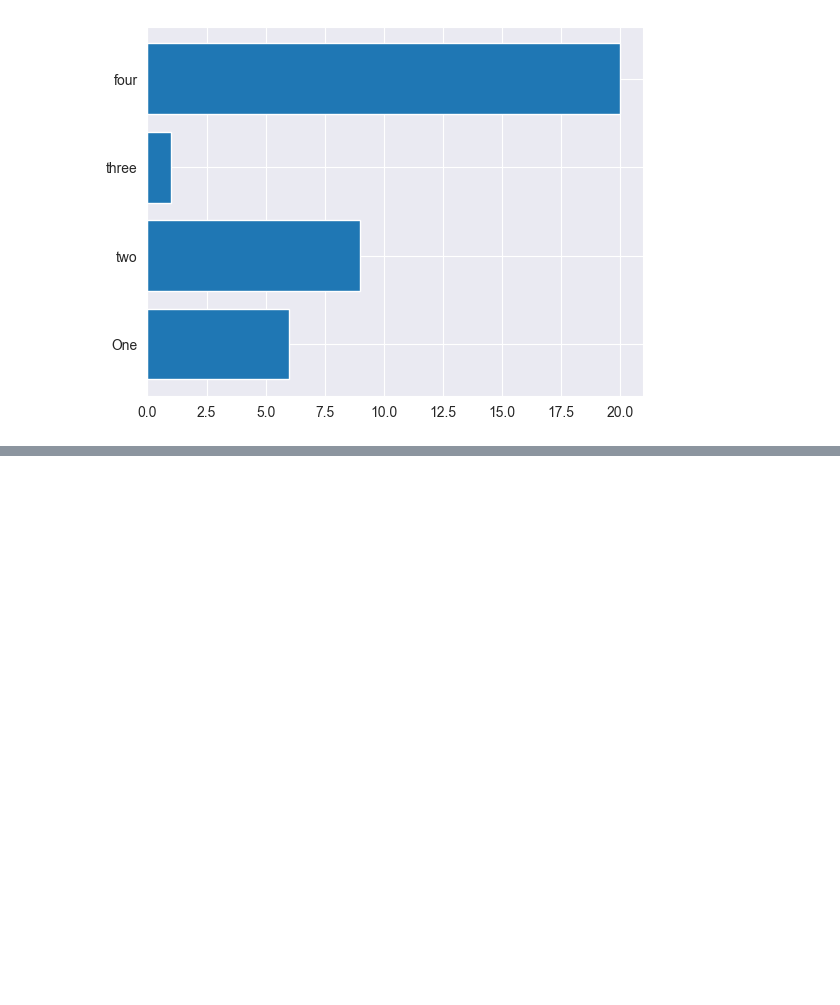
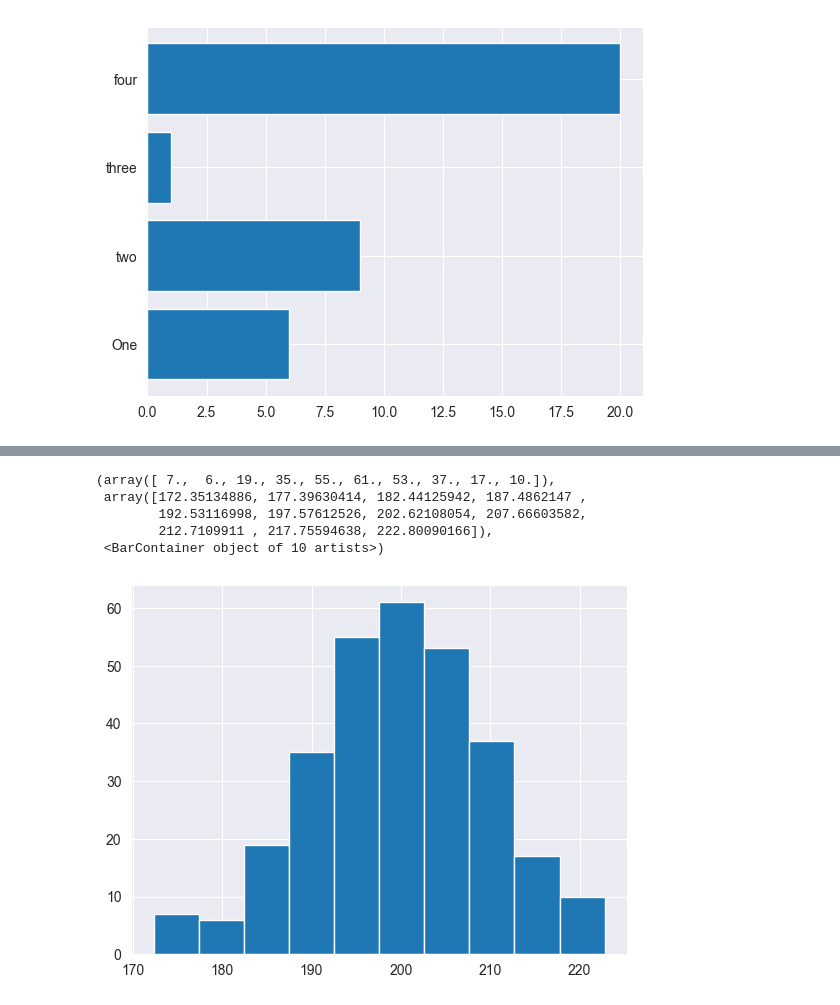
Before and after one commit to mihirh19/Python, a Jupyter notebook: DataScience_ML/matplotlib.ipynb, the cells around one changed output, grey strips where cells are left out. Saved outputs shown, nothing was run; the diff lists cells and outputs as text; code cells hidden in the pictures; blank space fills up the shorter version.

```diff
--- a/DataScience_ML/matplotlib.ipynb
+++ b/DataScience_ML/matplotlib.ipynb
@@ -220,0 +220,2 @@ plt.barh(x, y)
+# %%
+x = np.random.normal(200, 10, 300)
@@ -220,0 +242,9 @@ plt.barh(x, y)
+# %%
+plt.hist(x)
+# %% [output]
+(array([ 7.,  6., 19., 35., 55., 61., 53., 37., 17., 10.]),
+ array([172.35134886, 177.39630414, 182.44125942, 187.4862147 ,
+        192.53116998, 197.57612526, 202.62108054, 207.66603582,
+        212.7109911 , 217.75594638, 222.80090166]),
+ <BarContainer object of 10 artists>)
+[figure, added]
```
Also changed, not shown: parts of 9 cells of this notebook, 1 other file.
